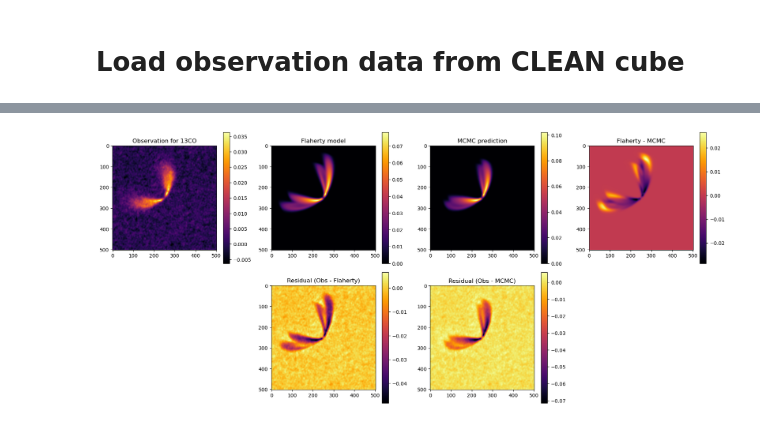
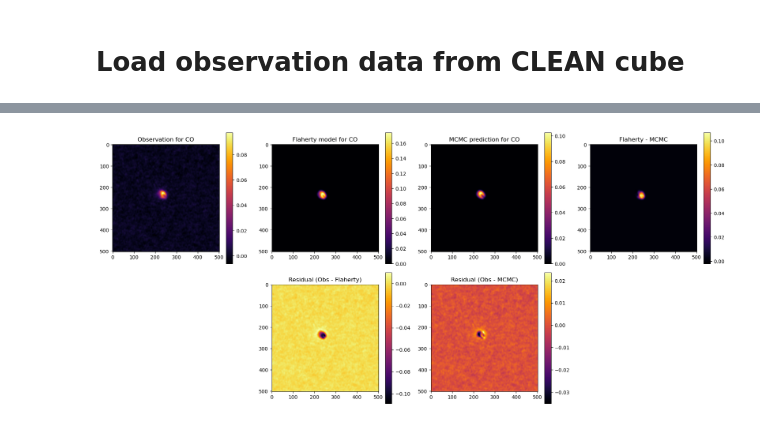
Before and after one commit to pi-vision/radjax, a Jupyter notebook: notebooks/visualize_mcmc_imagedomain_experiments.ipynb, the cells around one changed output, grey strips where cells are left out. Saved outputs shown, nothing was run; the diff lists cells and outputs as text; code cells hidden in the pictures.

```diff
--- a/notebooks/visualize_mcmc_imagedomain_experiments.ipynb
+++ b/notebooks/visualize_mcmc_imagedomain_experiments.ipynb
@@ -23,6 +24,26 @@ Thu May 22 09:46:23 2025
 # %%
-isotope_name = '13CO'
-mcmc_sampler_path = f'/nfs/rhea.dgp/u8/d/len/code/radjax_updated/mcmc_output/runs/MAPS_{isotope_name}_100_iter_stride3_MCMC_sampler/MAPS_{isotope_name}_100_iter_stride3_MCMC_sampler.h5'
+"""
+This loads the corresponding h5 file for emcee based on the configuration
+Possible run config data set names:
+- 'Flaherty' : Flaherty cube (low res)
+- 'Flaherty_NoRBreak_NoVTurb': Flaherty cube with no r_break and no v_turb
+- 'Flaherty_sigma_1e-2' : Using 2% peak signal for sigma instead of background sigma
+    - 'Flaherty_sigma_1e-2_NoRBreak_NoVTurb' : self explanatory
+"""
+
+# dataset = 'Flaherty'
+# dataset = 'Flaherty_NoRBreak_NoVTurb'
+# dataset = 'Flaherty_sigma_1e-2'
+# dataset = 'Flaherty_sigma_1e-2_NoRBreak_NoVTurb'
+dataset = 'MAPS'
+isotope_name = 'CO'
+mcmc_iters = 1900
+stride = 3
+
+mcmc_sampler_path = f'/nfs/rhea.dgp/u8/d/len/code/radjax_updated/mcmc_output/runs/{dataset}_{isotope_name}_{mcmc_iters}_iter_stride{stride}_MCMC_sampler/{dataset}_{isotope_name}_{mcmc_iters}_iter_stride{stride}_MCMC_sampler.h5'
+
+# mcmc_sampler_path = '/nfs/rhea.dgp/u8/d/len/code/radjax_updated/notebooks/MAPS_CO_800_iter_sigma7e-3_stride3_MCMC_sampler.h5'
+
 if isotope_name == 'C18O':
     isotope_abundance_factor = 1/557
     isotope_pixel_sigma = 0.00099
@@ -31,7 +52,14 @@ elif isotope_name == '13CO':
     isotope_pixel_sigma = 0.00143
 elif isotope_name == 'CO':
     isotope_abundance_factor = 1
-    isotope_pixel_sigma = 0.007
+    if dataset == 'MAPS':
+        isotope_pixel_sigma = 0.002
+    elif dataset =='Flaherty' or dataset == 'Flaherty_NoRBreak_NoVTurb':
+        isotope_pixel_sigma = 0.0074
+    elif dataset.startswith('Flaherty_sigma_1e-2'):
+        isotope_pixel_sigma = 0.01
+    else:
+        print("Invalid dataset name, can't get sigma.")
 else:
     print("Invalid isotope name.")
 # %%
@@ -235,7 +268,8 @@ import inference
 backend = emcee.backends.HDFBackend(mcmc_sampler_path)
 samples = backend.get_chain(flat=True)
 
-flat_samples = backend.get_chain(discard=backend.iteration//2, thin=1, flat=True)
+discard_steps = int(3*backend.iteration//4)
+flat_samples = backend.get_chain(discard=discard_steps, thin=1, flat=True)
 
 ndim = flat_samples.shape[-1]
 
@@ -496,7 +679,7 @@ computing pinhole spectral cube for a total of 40 frequencies
 # %%
 import matplotlib.pyplot as plt
 
-img_index = 15
+img_index = 0
 
 # Compute residuals
 residual_flaherty = data[img_index] - images_flaherty_blurred[img_index]
@@ -514,32 +697,32 @@ im1 = axes[0, 1].imshow(images_flaherty_blurred[img_index], cmap='inferno')
 axes[0, 1].set_title(f'Flaherty model for {isotope_name}')
 plt.colorbar(im1, ax=axes[0, 1], orientation='vertical')
 
 # MCMC prediction
 im2 = axes[0, 2].imshow(images_mcmc_blurred[img_index], cmap='inferno')
 axes[0, 2].set_title(f'MCMC prediction for {isotope_name}')
 plt.colorbar(im2, ax=axes[0, 2], orientation='vertical')
 
 # Residual (Observation - Flaherty)
 im3 = axes[1, 1].imshow(residual_flaherty, cmap='inferno')
 axes[1, 1].set_title('Residual (Obs - Flaherty)')
 plt.colorbar(im3, ax=axes[1, 1], orientation='vertical')
 
 # Residual (Observation - MCMC)
 im4 = axes[1, 2].imshow(residual_mcmc, cmap='inferno')
 axes[1, 2].set_title('Residual (Obs - MCMC)')
 plt.colorbar(im4, ax=axes[1, 2], orientation='vertical')
 
 im5 = axes[0, 3].imshow(images_flaherty_blurred[img_index] - images_mcmc_blurred[img_index], cmap='inferno')
 axes[0, 3].set_title('Flaherty - MCMC')
 plt.colorbar(im5, ax=axes[0, 3], orientation='vertical')
 
 # Hide the unused bottom-left subplot
 axes[1, 0].axis('off')
 # Hide the unused bottom-left subplot
 axes[1, 3].axis('off')
 
 plt.tight_layout()
 plt.show()
 # %% [output]
-[figure, old version]
+[figure, new version]
 # %%
```
Also changed, not shown: parts of 21 cells of this notebook, 1 other file.
